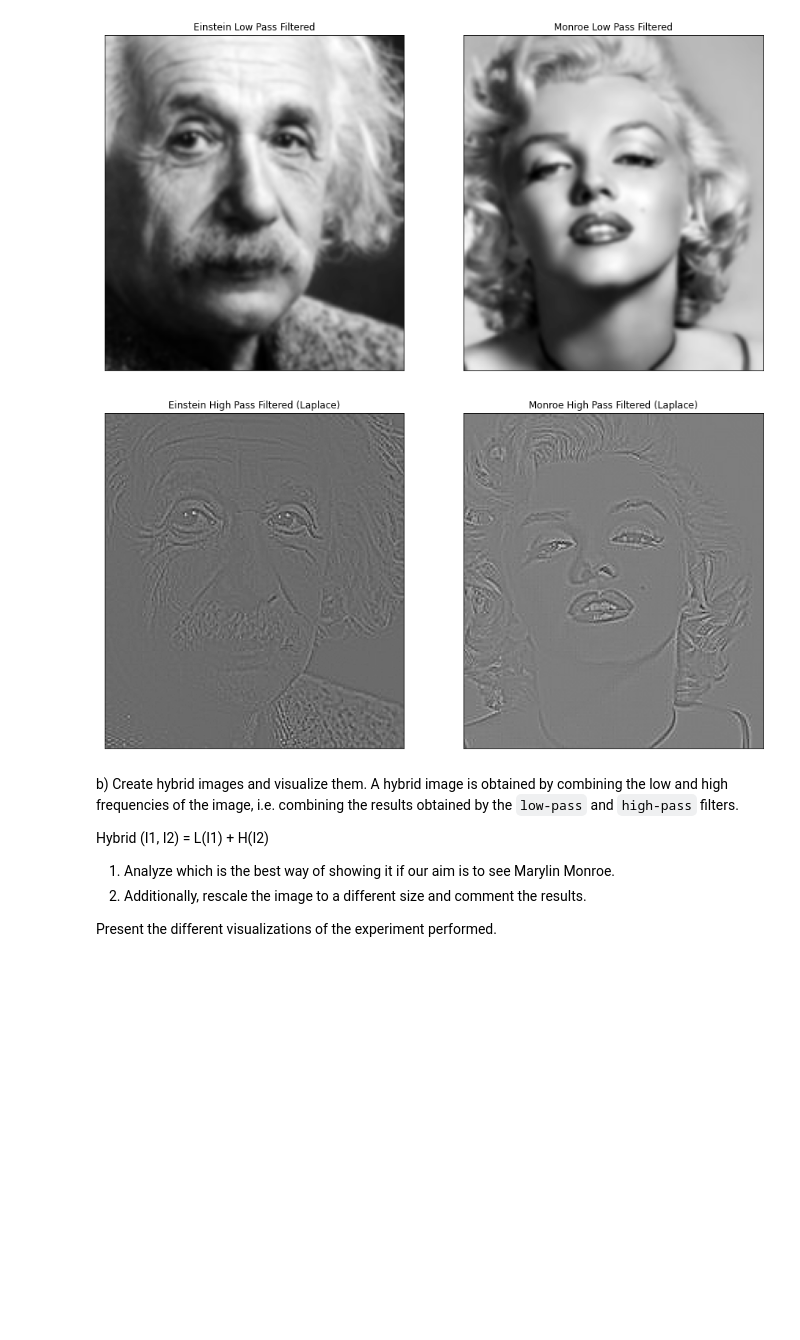
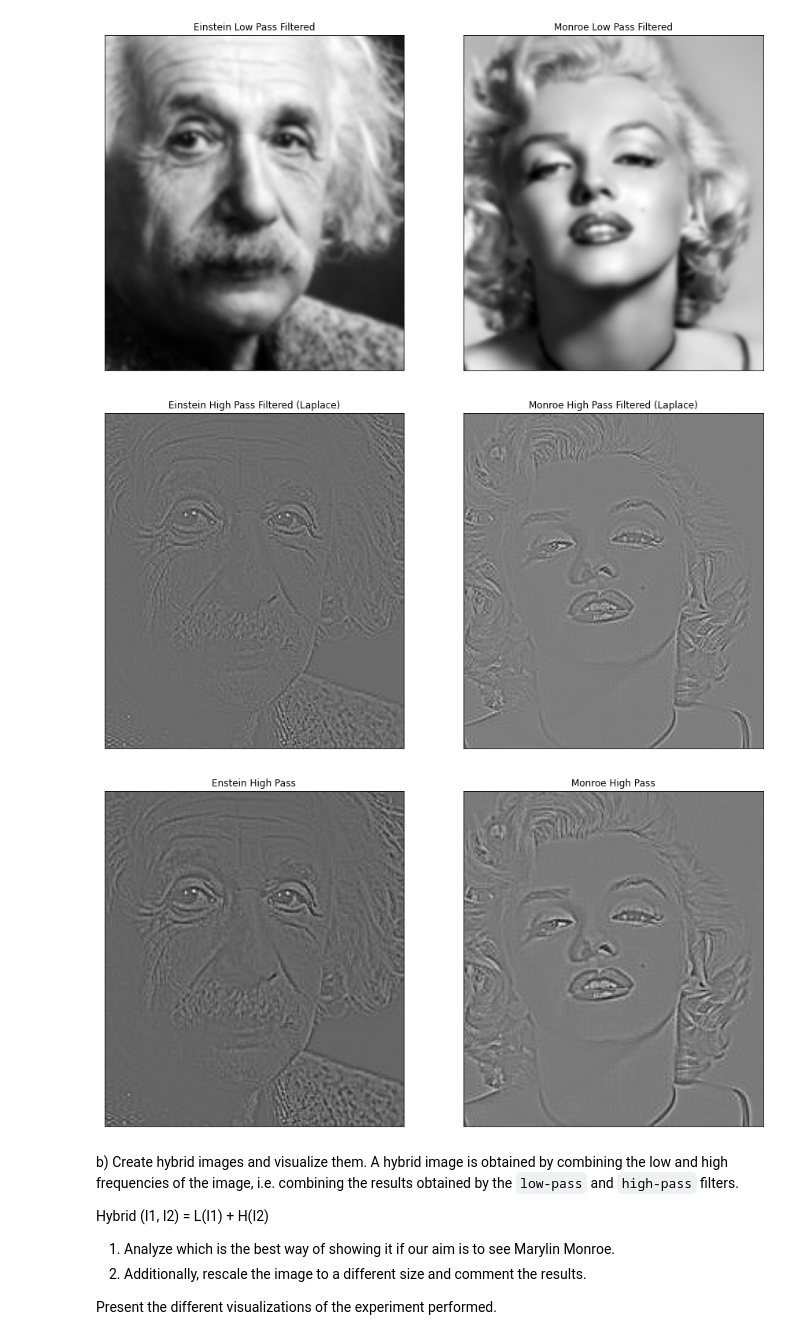
Before and after one commit to PauSolerValades/VA, a Jupyter notebook: Practica2/p2_2021-2022.ipynb, the cells around one changed output. Cells and saved outputs as stored; diff of their text form; code cells hidden in the pictures; blank space fills up the shorter version.

```diff
--- a/Practica2/p2_2021-2022.ipynb
+++ b/Practica2/p2_2021-2022.ipynb
@@ -501,22 +501,31 @@ visualize2(einstein_low_pass, monroe_low_pass, "Einstein Low Pass Filtered", "Mo
 # %% [output]
 [figure]
 # %%
+from skimage import img_as_ubyte
+
+
 einstein_high_pass_laplace = filters.laplace(einstein)
-
 monroe_high_pass_laplace = filters.laplace(monroe)
 
 visualize2(
     einstein_high_pass_laplace, monroe_high_pass_laplace,
     "Einstein High Pass Filtered (Laplace)", "Monroe High Pass Filtered (Laplace)"
 )
 
 
+monroe = monroe.astype(float)/255.
+monroe_high_pass = monroe - monroe_low_pass #Primer metode (no funciona pq els tipus no estan be)
 
+einstein = einstein.astype(float)/255.
+einstein_high_pass = einstein - einstein_low_pass
 
-
-monroe_high_pass = monroe - monroe_low_pass #Primer metode (no funciona pq els tipus no estan be)
+visualize2(
+    einstein_high_pass, monroe_high_pass,
+    "Enstein High Pass", "Monroe High Pass"
+)
 # %% [output]
 [figure]
+[figure, added]
 # %% [markdown]
 b) Create hybrid images and visualize them. A hybrid image is obtained by combining the low and high frequencies of the image, i.e. combining the results obtained by the `low-pass` and `high-pass` filters.
 
```
Also changed, not shown: parts of 3 cells of this notebook, 1 other file.
